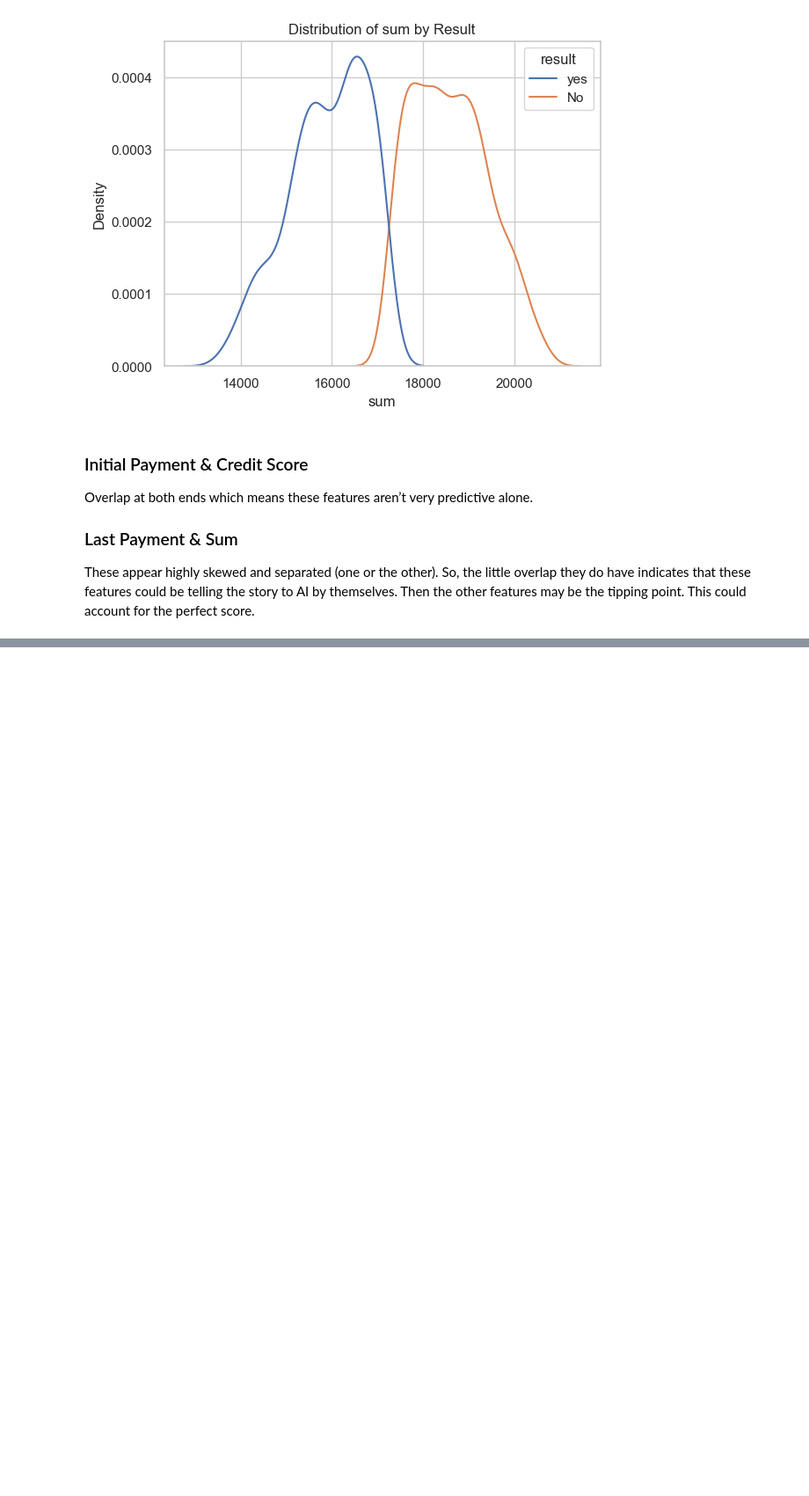
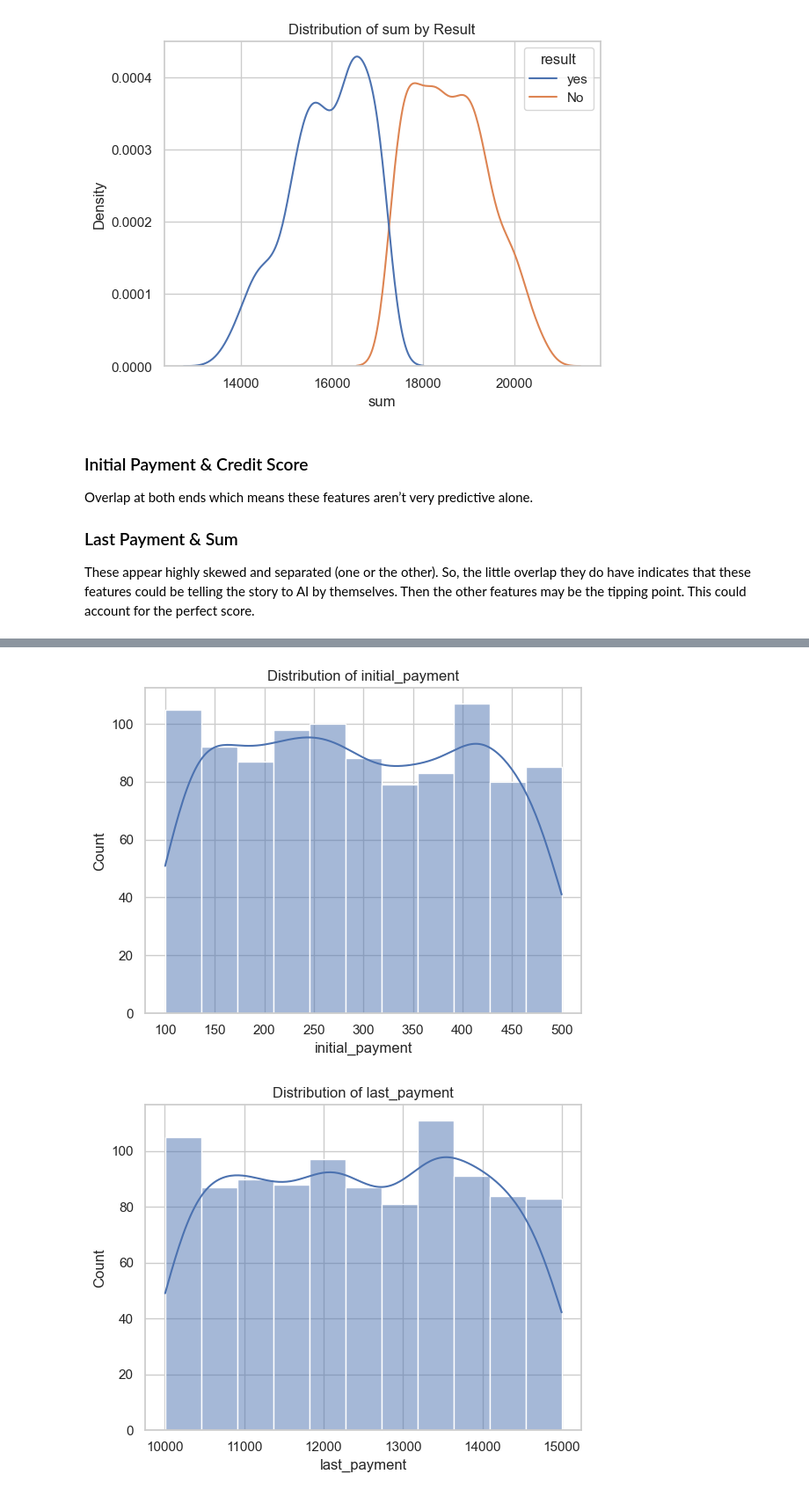
Before and after one commit to robbiet-bc/ai240, a Jupyter notebook: Week8/Taylor-Rob-Homework4-Loan Repayment.ipynb, the cells around one changed output, grey strips where cells are left out. Shown at 88% size. Cells and saved outputs as stored; diff of their text form; code cells hidden in the pictures; blank space fills up the shorter version.

```diff
--- a/Week8/Taylor-Rob-Homework4-Loan Repayment.ipynb
+++ b/Week8/Taylor-Rob-Homework4-Loan Repayment.ipynb
@@ -404,0 +388,12 @@ If you are **female** and you`re showing these symptoms/features, the model seem
+# %%
+# Distribution plots for numerical features
+num_cols = ['initial_payment', 'last_payment', 'credit_score', 'house_number', 'sum']
+
+# why is house number even in here??
+for col in num_cols:
+    sns.histplot(data=df2, x=col, kde=True)
+    plt.title(f'Distribution of {col}')
+    plt.show()
+# %% [output]
+[figure, added]
+[figure, added]
```
Also changed, not shown: parts of 41 cells of this notebook.
